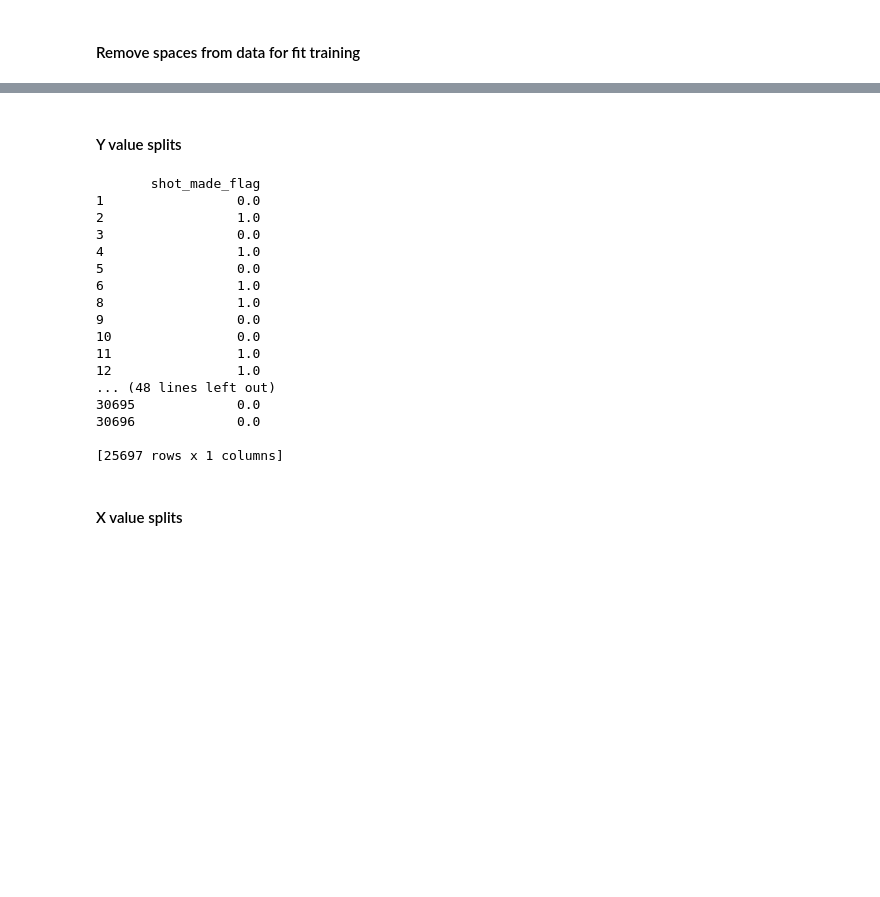
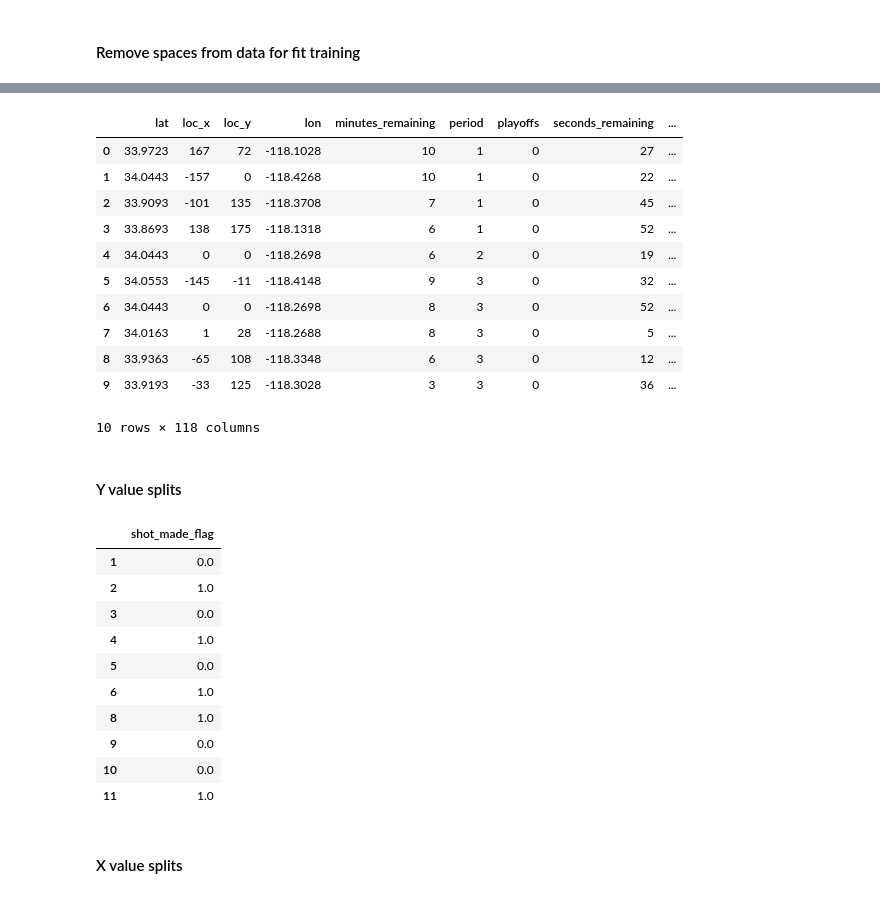
Before and after one commit to johntahod/KobeBryant_ShotSelection, a Jupyter notebook: KobeBryant_DataSci.ipynb, the cells around one changed output, grey strips where cells are left out. Saved outputs shown, nothing was run; the diff lists cells and outputs as text; code cells hidden in the pictures; blank space fills up the shorter version.

```diff
--- a/KobeBryant_DataSci.ipynb
+++ b/KobeBryant_DataSci.ipynb
@@ -36,27 +147,39 @@ y = lb.fit_transform(y2)
+# %%
+final = merged.drop(OHE_features, axis='columns')
+final_features = [final.columns]
+display(final.head(10))
+# %% [output]
+|  | lat | loc_x | loc_y | lon | minutes_remaining | period | playoffs | seconds_remaining | ... |
+| 0 | 33.9723 | 167 | 72 | -118.1028 | 10 | 1 | 0 | 27 | ... |
+| 1 | 34.0443 | -157 | 0 | -118.4268 | 10 | 1 | 0 | 22 | ... |
+| 2 | 33.9093 | -101 | 135 | -118.3708 | 7 | 1 | 0 | 45 | ... |
+| 3 | 33.8693 | 138 | 175 | -118.1318 | 6 | 1 | 0 | 52 | ... |
+| 4 | 34.0443 | 0 | 0 | -118.2698 | 6 | 2 | 0 | 19 | ... |
+| 5 | 34.0553 | -145 | -11 | -118.4148 | 9 | 3 | 0 | 32 | ... |
+| 6 | 34.0443 | 0 | 0 | -118.2698 | 8 | 3 | 0 | 52 | ... |
+| 7 | 34.0163 | 1 | 28 | -118.2688 | 8 | 3 | 0 | 5 | ... |
+| 8 | 33.9363 | -65 | 108 | -118.3348 | 6 | 3 | 0 | 12 | ... |
+| 9 | 33.9193 | -33 | 125 | -118.3028 | 3 | 3 | 0 | 36 | ... |
+10 rows × 118 columns
 # %% [markdown]
 #### Y value splits
 # %%
 # Data frame but with the prediction rwos removed (rows with a Nan value in the target column)
+y = pd.DataFrame()
 y = kobe_data[target].dropna()
-# print(y)
+display(y.head(10))
 # %% [output]
-       shot_made_flag
-1                 0.0
-2                 1.0
-3                 0.0
-4                 1.0
-5                 0.0
-6                 1.0
-8                 1.0
-9                 0.0
-10                0.0
-11                1.0
-12                1.0
-... (48 lines left out)
-30695             0.0
-30696             0.0
-
-[25697 rows x 1 columns]
+|  | shot_made_flag |
+| 1 | 0.0 |
+| 2 | 1.0 |
+| 3 | 0.0 |
+| 4 | 1.0 |
+| 5 | 0.0 |
+| 6 | 1.0 |
+| 8 | 1.0 |
+| 9 | 0.0 |
+| 10 | 0.0 |
+| 11 | 1.0 |
 # %% [markdown]
 #### X value splits
 # %%
```
Also changed, not shown: parts of 23 cells of this notebook.
